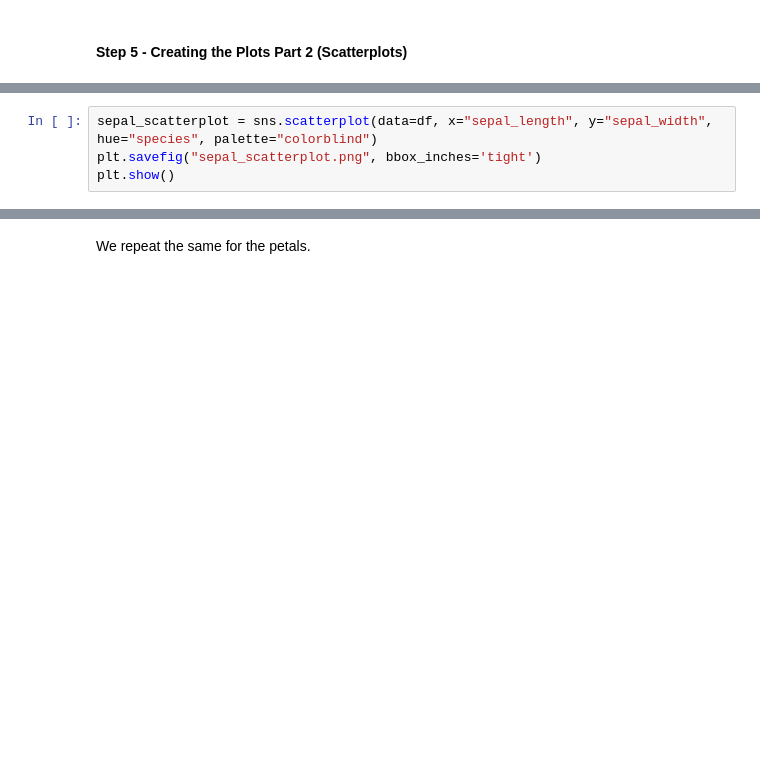
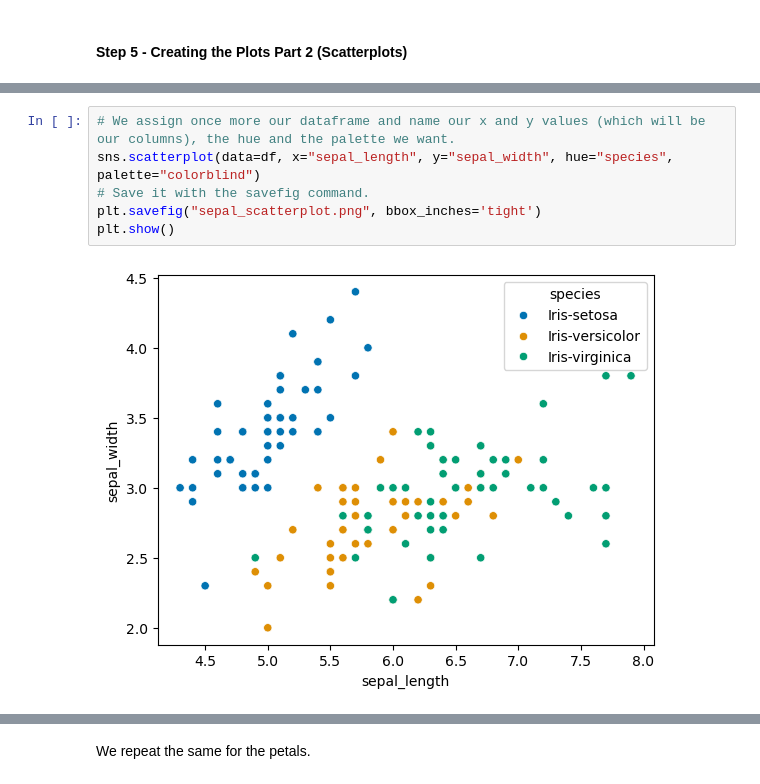
Before and after one commit to LoicBagnoud/pands-project, a Jupyter notebook: iris.ipynb, the cells around one changed output, grey strips where cells are left out. Saved outputs shown, nothing was run; the diff lists cells and outputs as text; blank space fills up the shorter version.

```diff
--- a/iris.ipynb
+++ b/iris.ipynb
@@ -177,4 +235,8 @@ Afterwards, we make sure that we just make sure we also export that to its respe
 # %%
-sepal_scatterplot = sns.scatterplot(data=df, x="sepal_length", y="sepal_width", hue="species", palette="colorblind")
+# We assign once more our dataframe and name our x and y values (which will be our columns), the hue and the palette we want.
+sns.scatterplot(data=df, x="sepal_length", y="sepal_width", hue="species", palette="colorblind")
+# Save it with the savefig command.
 plt.savefig("sepal_scatterplot.png", bbox_inches='tight')
 plt.show()
+# %% [output]
+[figure, added]
```
Also changed, not shown: parts of 17 cells of this notebook.
